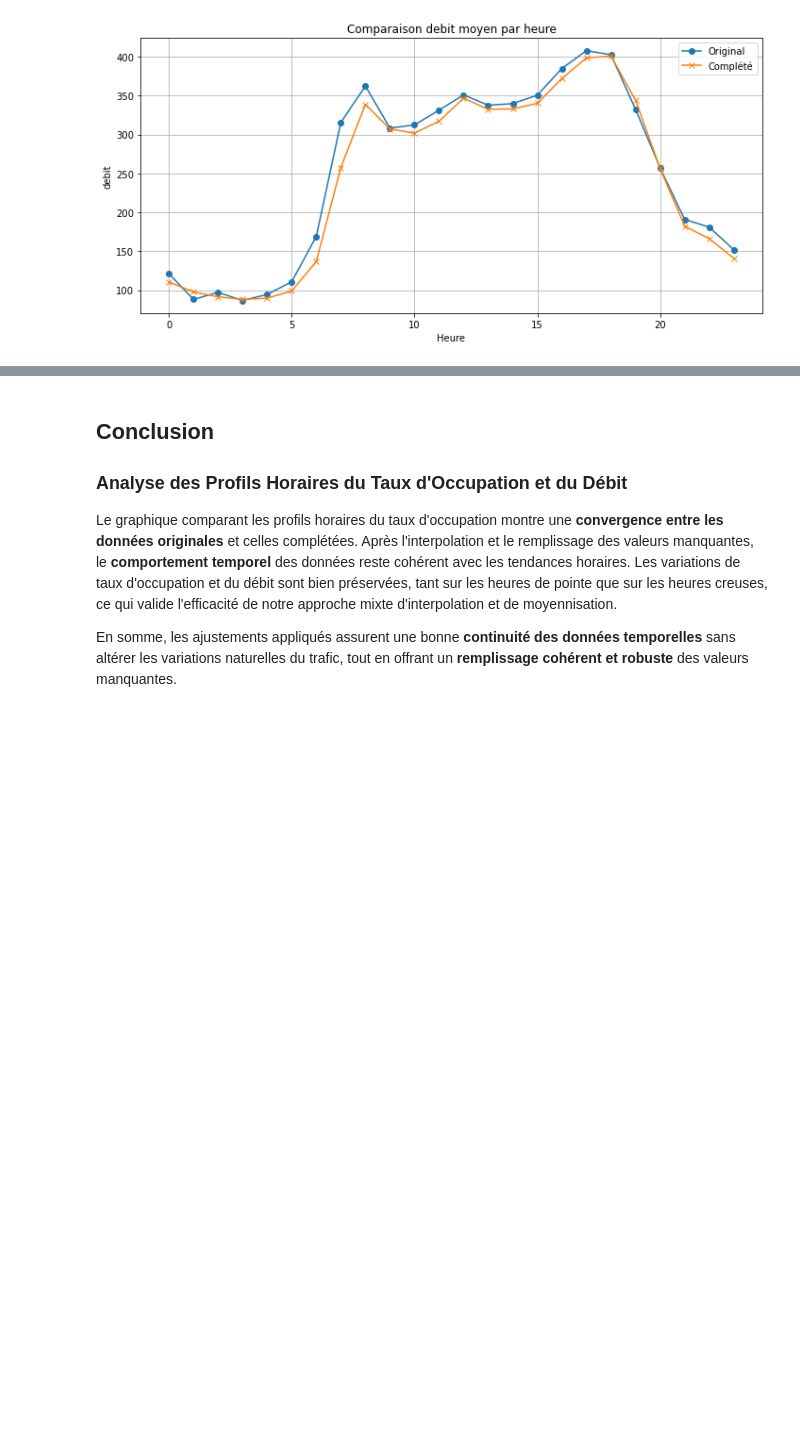
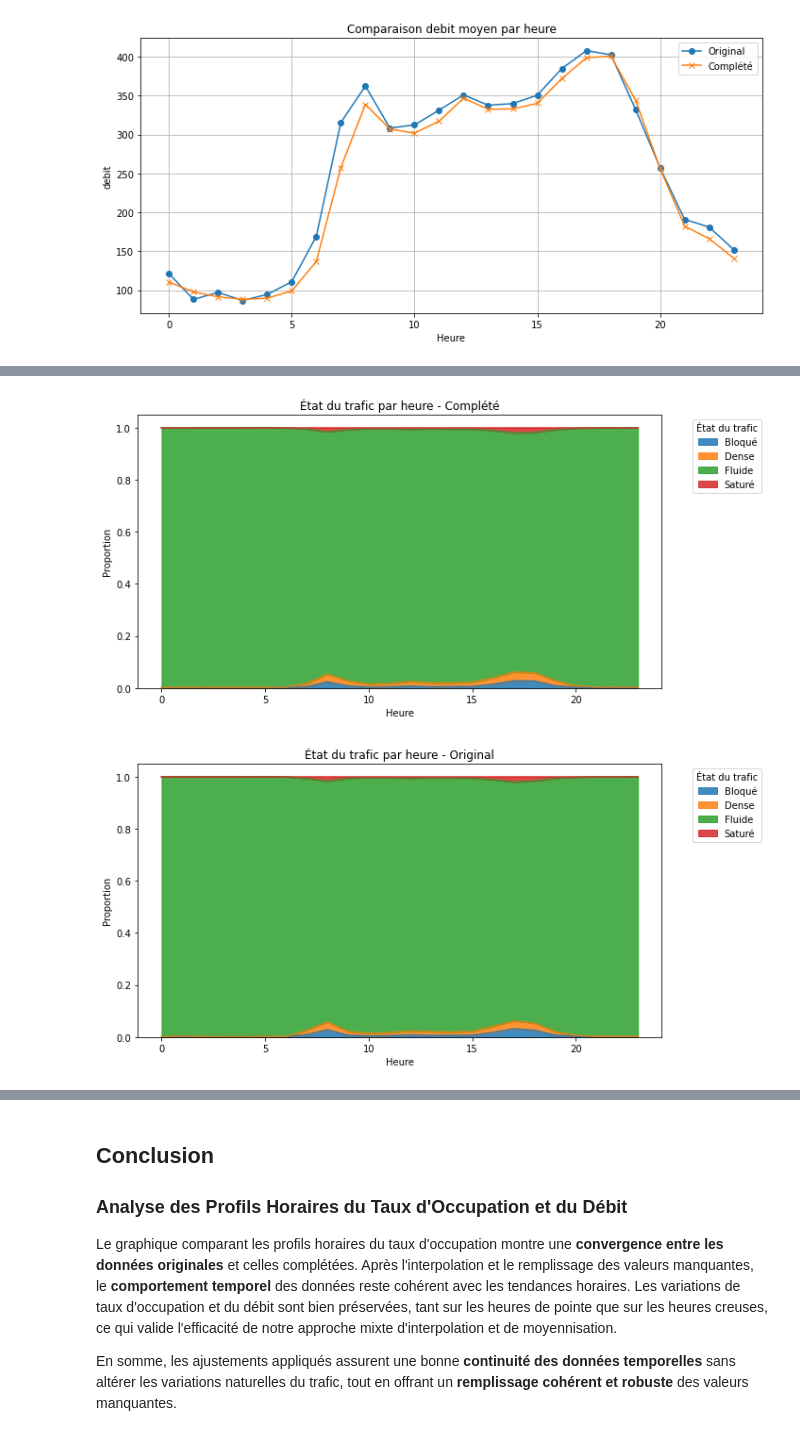
Before and after one commit to BENOUSSAIDarezkimalek/AI_model_urban_mobility, a Jupyter notebook: src/serie_temporelle.ipynb, the cells around one changed output, grey strips where cells are left out. Drawn from its saved outputs; the diff is of its cells as text; code cells hidden in the pictures; blank space fills up the shorter version.

```diff
--- a/src/serie_temporelle.ipynb
+++ b/src/serie_temporelle.ipynb
@@ -1258,3 +1389,8 @@ comparer_courbe_par_heure_param(
+# %%
+analyser_etat_du_trafic_par_heure(df_trafic, df_final)
+# %% [output]
+[figure, added]
+[figure, added]
 # %% [markdown]
 ## Nouvelle stratégie de préparation des données
 
```
Also changed, not shown: parts of 9 cells of this notebook.
